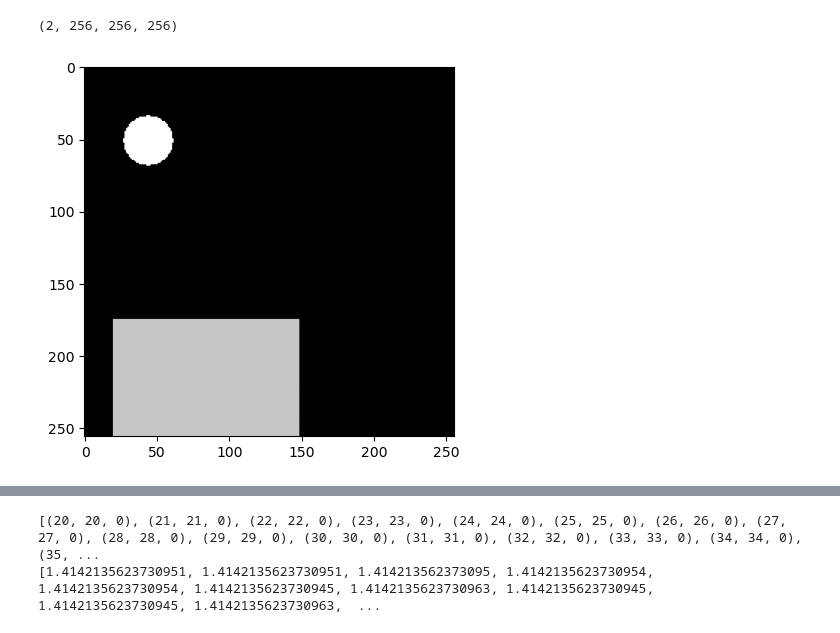
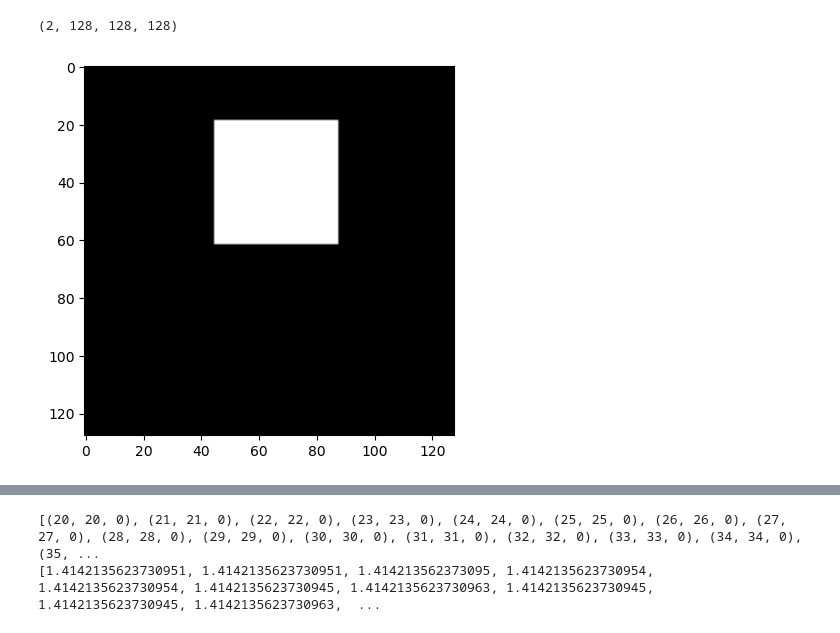
Before and after one commit to samuelnub/lircst-ana, a Jupyter notebook: src/AnalyticalCST.ipynb, the cells around one changed output, grey strips where cells are left out. Cells and saved outputs as stored; diff of their text form; code cells hidden in the pictures.

```diff
--- a/src/AnalyticalCST.ipynb
+++ b/src/AnalyticalCST.ipynb
@@ -7,12 +7,12 @@
 
 import numpy as np
 
-phan_size: int = 256
+phan_size: int = 128
 channels: int = 2 # Channel 0: Scattering Coefficient, Channel 1: Attenuation Coefficient
 chan_scat_coef: int = 0
 chan_atten_coef: int = 1
 
-def create_random_voxel_phantom(shape=(channels, phan_size, phan_size, phan_size), num_shapes=3):
+def create_random_voxel_phantom(shape=(channels, phan_size, phan_size, phan_size)):
     """
     Creates a voxelized 3D medical imaging phantom with random shapes. (Values in range 0 to 1f)
 
@@ -24,6 +24,10 @@ def create_random_voxel_phantom(shape=(channels, phan_size, phan_size, phan_size
       A NumPy ndarray representing the 3D phantom.
     """
 
+    min_shapes: int = 1
+    max_shapes: int = 5
+    num_shapes: int = np.random.randint(min_shapes, max_shapes + 1)  # Random number of shapes
+
     phantom = np.zeros(shape, dtype=np.float32)
 
     for _ in range(num_shapes):
@@ -34,7 +38,7 @@ def create_random_voxel_phantom(shape=(channels, phan_size, phan_size, phan_size
       center_x = np.random.randint(0, shape[-3])
       center_y = np.random.randint(0, shape[-2])
       center_z = np.random.randint(0, shape[-1])
-      radius = np.random.randint(min(shape[-3:]) // 5, min(shape[-3:]) // 3) # Adjust radius based on phantom size
+      radius = np.random.randint(min(shape[-3:]) // 8, min(shape[-3:]) // 3) # Adjust radius based on phantom size
 
       # Generate voxel indices for the shape
       x_indices = np.arange(shape[-3])
@@ -47,36 +51,36 @@ def create_random_voxel_phantom(shape=(channels, phan_size, phan_size, phan_size
         voxel_indices = (x - center_x)**2 + (y - center_y)**2 + (z - center_z)**2 <= radius**2
       elif shape_type == "cube":
         # Draw a cube
         voxel_indices = np.logical_and(np.abs(x - center_x) <= radius,
                                         np.logical_and(np.abs(y - center_y) <= radius,
                                                         np.abs(z - center_z) <= radius))
 
       elif shape_type == "ellipsoid":
           # Draw an ellipsoid with different radii along each axis
-          a = radius  # x-axis radius
+          a = radius * np.random.uniform(0.7, 1.3) # x-axis radius
           b = radius * np.random.uniform(0.7, 1.3) # y-axis radius
           c = radius * np.random.uniform(0.7, 1.3) # z-axis radius
           voxel_indices = ((x - center_x)**2 / a**2) + ((y - center_y)**2 / b**2) + ((z - center_z)**2 / c**2) <= 1
       else:
         continue
 
       # Update the phantom
       phantom[chan_scat_coef][voxel_indices] = np.random.random()  # Assign random grayscale value
       phantom[chan_atten_coef][voxel_indices] = np.random.random()  # Assign random grayscale value for other channel
 
     return phantom
 
 # Generate and display a phantom
 phantom = create_random_voxel_phantom()
 print(phantom.shape)
 # You can now visualize or further process phantom
 # Using matplotlib for visualization
 import matplotlib.pyplot as plt
 plt.imshow(phantom[chan_scat_coef,0,:,:], cmap="gray")
 plt.show()
 # %% [output]
-(2, 256, 256, 256)
+(2, 128, 128, 128)
-[figure, old version]
+[figure, new version]
 # %%
 plt.imshow(np.sum(phantom, -3)[chan_scat_coef], cmap="gray")
 plt.show()
```
Also changed, not shown: parts of 6 cells of this notebook.
